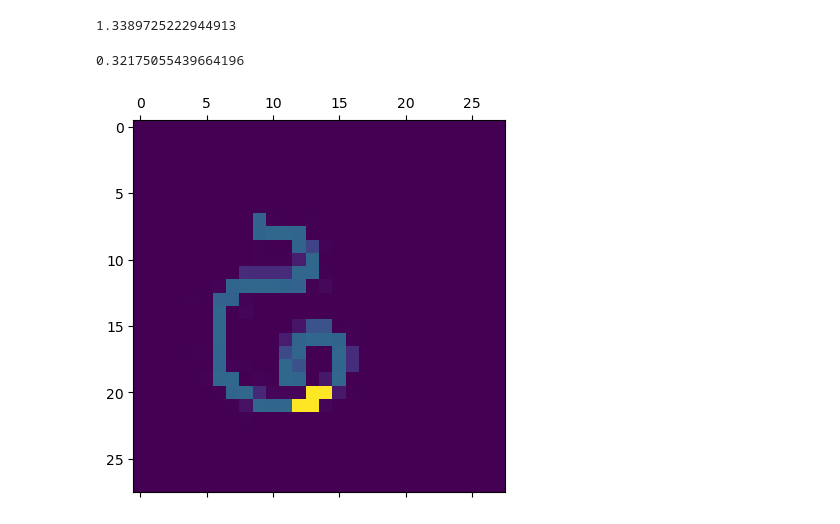
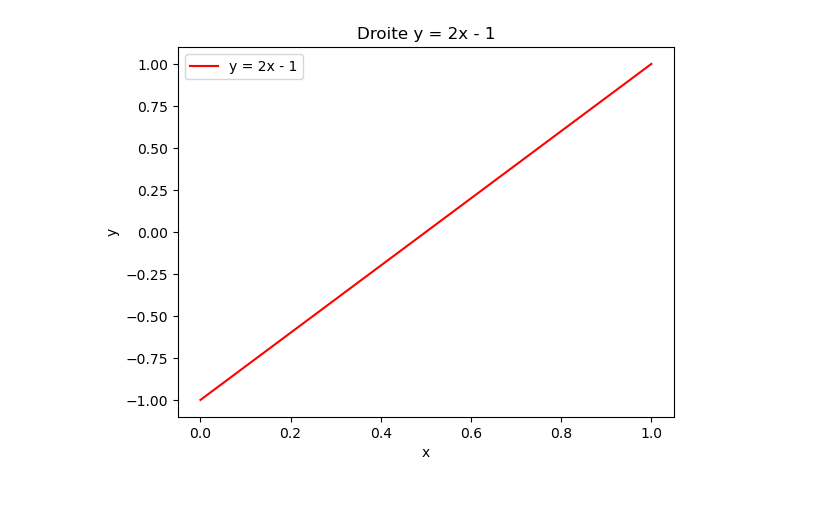
Before and after one commit to oliviermanette/Sentive-One-Shot-Learning-Omniglot, a Jupyter notebook: sandbox metadl/projet article can dynamic neural network improve few shot learning.ipynb, the cells around one changed output. Saved outputs shown, nothing was run; the diff lists cells and outputs as text; code cells hidden in the pictures; blank space fills up the shorter version.

```diff
--- a/sandbox metadl/projet article can dynamic neural network improve few shot learning.ipynb
+++ b/sandbox metadl/projet article can dynamic neural network improve few shot learning.ipynb
@@ -138,0 +1177,12 @@ sbrain.nnet[0].nrn_tls.get_neuron_from_id(96)
+# %%
+x = -0.9559481185106888
+y = -1.0421915345635244
+k = np.sqrt(np.power(x,2)+np.power(y,2))
+
+print("norme du vecteur", k)
+print("normalisation du vecteur")
+print("x",x/k)
+print("y",y/k)
+print("Allongement de la norme à sqrt2")
+print("x",np.sqrt(2)*x/k)
+print("y",np.sqrt(2)*y/k)
@@ -286,20 +1439,24 @@ sbrain.nnet[0].nrn_tls.get_neuron_from_id(119)
-# %%
-nrn_1 = sbrain.nnet[0].nrn_tls.get_neuron_from_id(94)
-vector_1 = nrn_1["meta"]["glbl_prm"]["u_axis"]
-nrn_2 = sbrain.nnet[0].nrn_tls.get_neuron_from_id(118)
-vector_2 = nrn_2["meta"]["glbl_prm"]["u_axis"]
-sbrain.nnet[0].nrn_tls.calc_angle(vector_1, vector_2)
-# %% [output]
-1.3389725222944913
-# %%
-nrn_1 = sbrain.nnet[0].nrn_tls.get_neuron_from_id(116)
-vector_1 = nrn_1["meta"]["glbl_prm"]["u_axis"]
-nrn_2 = sbrain.nnet[0].nrn_tls.get_neuron_from_id(115)
-vector_2 = nrn_2["meta"]["glbl_prm"]["u_axis"]
-sbrain.nnet[0].nrn_tls.calc_angle(vector_1, vector_2)
-# %% [output]
-0.32175055439664196
 # %%
-sbrain.nnet[0].show_receptive_field_id(94)
+    # Définition des bornes pour x
+    x_min = 0
+    x_max = 1
+
+    # Génération d'un tableau de valeurs pour x
+    x = np.linspace(x_min, x_max)
+
+    # Calcul des valeurs correspondantes pour y
+    y = 2 * x - 1
+
+    # Tracé de la droite
+    plt.plot(x, y, 'r-', label='y = 2x - 1')
+
+    # Configuration du graphique
+    plt.xlabel('x')
+    plt.ylabel('y')
+    plt.title('Droite y = 2x - 1')
+    plt.legend()
+
+    # Affichage du graphique
+    plt.show()
 # %% [output]
-[figure, old version]
+[figure, new version]
```
Also changed, not shown: parts of 62 cells of this notebook, 7 other files.
